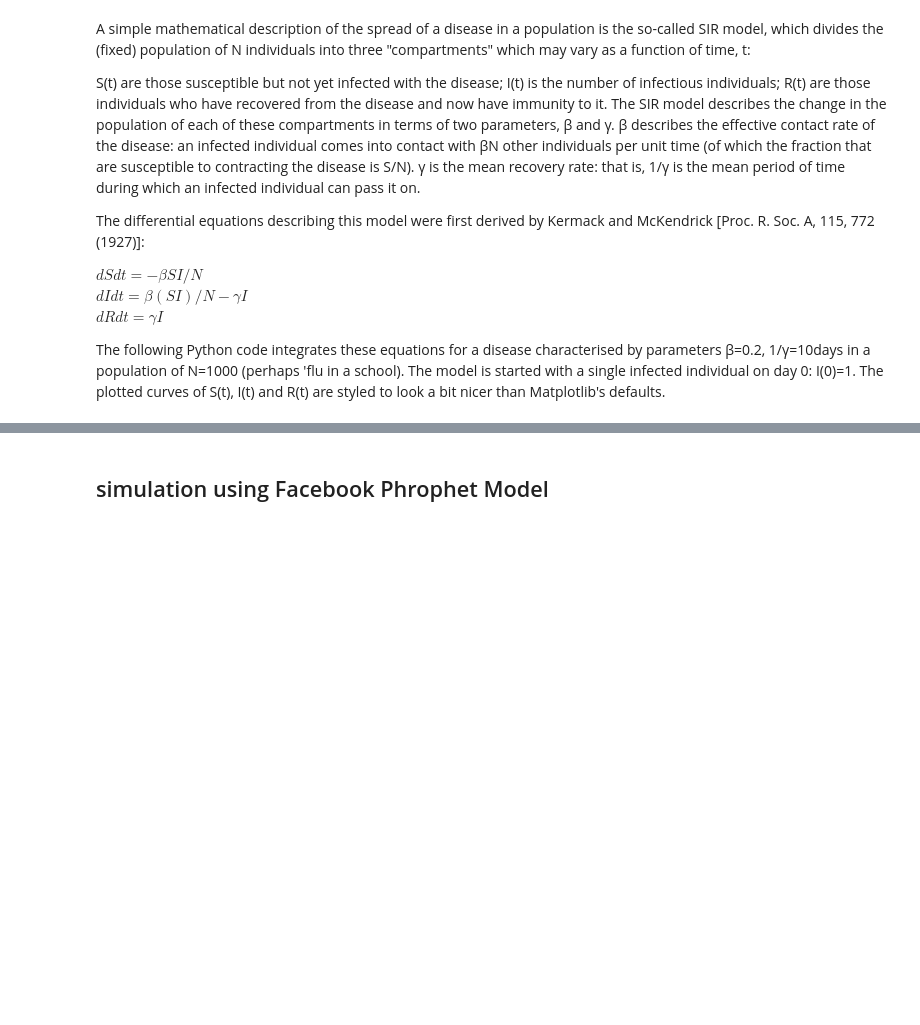
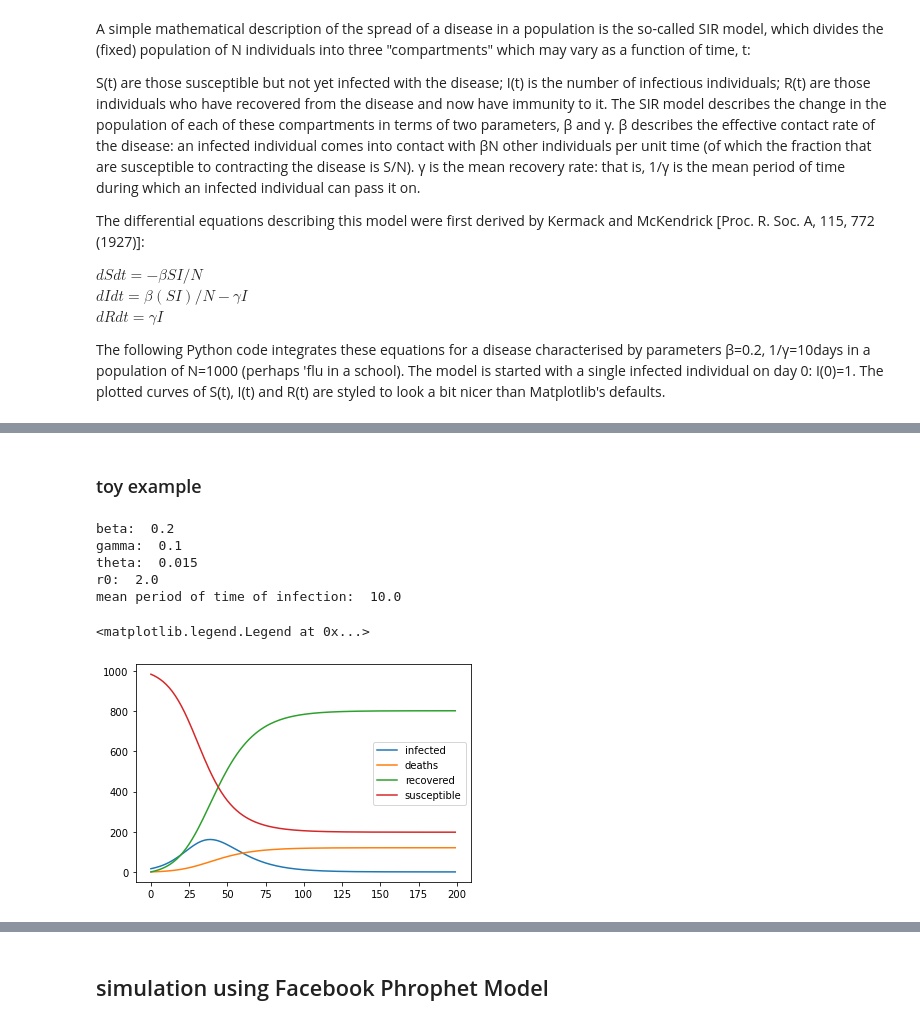
Before and after one commit to mspadaccino/COVID-19, a Jupyter notebook: notebooks/COVID_daily_report_Italy_World.ipynb, the cells around one changed output, grey strips where cells are left out. Saved outputs shown, nothing was run; the diff lists cells and outputs as text; code cells hidden in the pictures; blank space fills up the shorter version.

```diff
--- a/notebooks/COVID_daily_report_Italy_World.ipynb
+++ b/notebooks/COVID_daily_report_Italy_World.ipynb
@@ -413,0 +391,34 @@ plt.show()
+# %% [markdown]
+### toy example
+# %%
+N = 1000 # total population Italy
+I0 = 16 # Initial number of infected people (10x official estimates hypothesis)
+R0 = 0 # Initial number of recovered
+S0 = N - I0 - R0 # Initial susceptible population to infection.
+D0 = 0 # number of deaths at initial time
+
+params = (0.2, 0.1, 0.015)
+S, I , R, D = SIRModel(range(200), *params)
+print('beta: ', params[0])
+print('gamma: ', params[1])
+print('theta: ', params[2])
+print('r0: ', params[0]/params[1])
+print('mean period of time of infection: ', 1/params[1])
+
+plt.plot(I, label='infected')
+plt.plot(D, label='deaths')
+plt.plot(R, label='recovered')
+plt.plot(S, label='susceptible')
+#plt.yscale('log')
+#ax.yaxis.set_major_formatter(ScalarFormatter())
+
+#plt.ylim(0,10000)
+plt.legend()
+# %% [output]
+beta:  0.2
+gamma:  0.1
+theta:  0.015
+r0:  2.0
+mean period of time of infection:  10.0
+<matplotlib.legend.Legend at 0x...>
+[figure, added]
```
Also changed, not shown: parts of 30 cells of this notebook, 2 other files.
